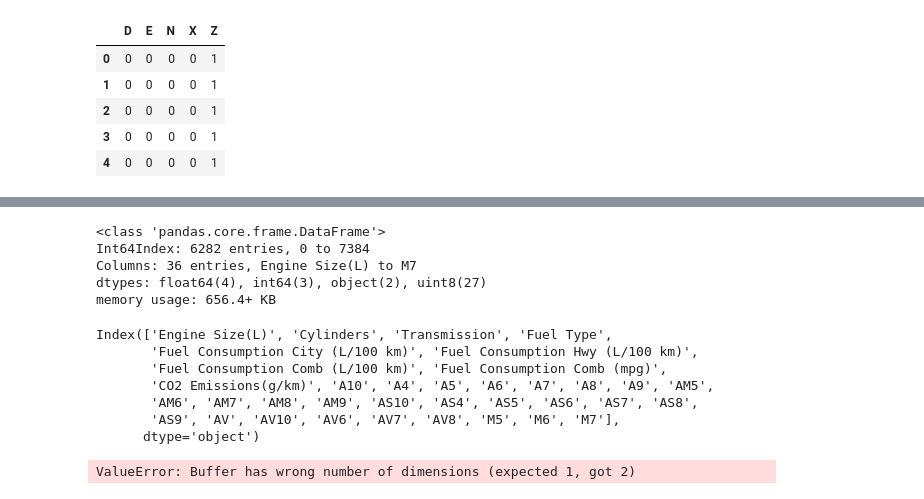
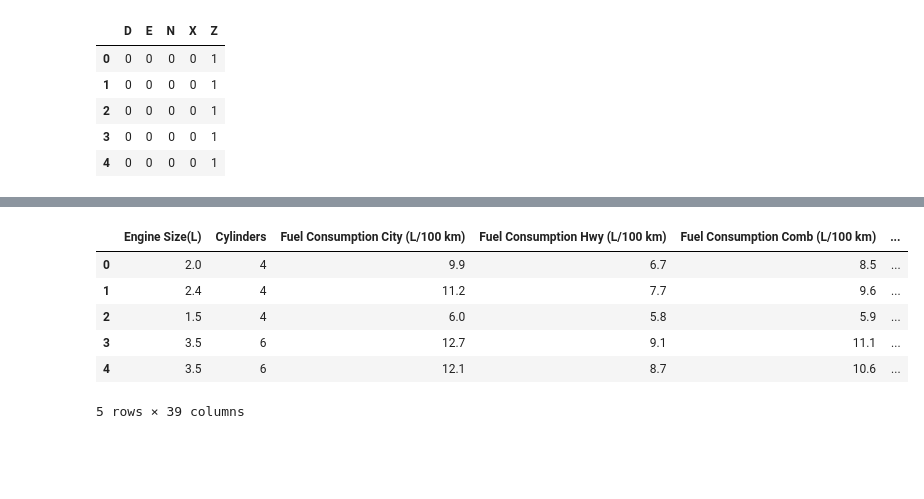
Before and after one commit to Gabecodex/Cars_Emisions_Canada, a Jupyter notebook: notebook.ipynb, the cells around one changed output, grey strips where cells are left out. Drawn from its saved outputs; the diff is of its cells as text; code cells hidden in the pictures; blank space fills up the shorter version.

Commit message:
Notebook data end

```diff
--- a/notebook.ipynb
+++ b/notebook.ipynb
@@ -119,6 +120,6 @@ Fuel_Type.head(5)
 # %%
 df2 = pd.concat((cdf, Transmissionn), axis = 1)
 # %%
-df2 = pd.concat((cdf, Fuel_Type), axis = 1)
+df2 = pd.concat((df2, Fuel_Type), axis = 1)
 # %%
-df2.drop(['Transmission'], axis = 1)
+df2 = df2.drop(['Transmission'], axis = 1)
@@ -139,2 +126,2 @@ df2.drop(['Transmission'], axis = 1)
 # %%
-df2.drop(['Fuel Type'], axis = 1)
+df2 = df2.drop(['Fuel Type'], axis = 1)
@@ -155,27 +128,10 @@ df2.drop(['Fuel Type'], axis = 1)
-# %%
-df2.info(verbose= False)
-df2.columns
-# %% [output]
-<class 'pandas.core.frame.DataFrame'>
-Int64Index: 6282 entries, 0 to 7384
-Columns: 36 entries, Engine Size(L) to M7
-dtypes: float64(4), int64(3), object(2), uint8(27)
-memory usage: 656.4+ KB
-Index(['Engine Size(L)', 'Cylinders', 'Transmission', 'Fuel Type',
-       'Fuel Consumption City (L/100 km)', 'Fuel Consumption Hwy (L/100 km)',
-       'Fuel Consumption Comb (L/100 km)', 'Fuel Consumption Comb (mpg)',
-       'CO2 Emissions(g/km)', 'A10', 'A4', 'A5', 'A6', 'A7', 'A8', 'A9', 'AM5',
-       'AM6', 'AM7', 'AM8', 'AM9', 'AS10', 'AS4', 'AS5', 'AS6', 'AS7', 'AS8',
-       'AS9', 'AV', 'AV10', 'AV6', 'AV7', 'AV8', 'M5', 'M6', 'M7'],
-      dtype='object')
-# %%
-g = sns.lmplot(
-    data= df2,
-    x="bill_length_mm", y="bill_depth_mm", hue="species",
-    height=5
-)
-
-# Use more informative axis labels than are provided by default
-g.set_axis_labels("Snoot length (mm)", "Snoot depth (mm)")
-# %% [output]
-ValueError: Buffer has wrong number of dimensions (expected 1, got 2)
+# %%
+df2.head()
+# %% [output]
+|  | Engine Size(L) | Cylinders | Fuel Consumption City (L/100 km) | Fuel Consumption Hwy (L/100 km) | Fuel Consumption Comb (L/100 km) | ... |
+| 0 | 2.0 | 4 | 9.9 | 6.7 | 8.5 | ... |
+| 1 | 2.4 | 4 | 11.2 | 7.7 | 9.6 | ... |
+| 2 | 1.5 | 4 | 6.0 | 5.8 | 5.9 | ... |
+| 3 | 3.5 | 6 | 12.7 | 9.1 | 11.1 | ... |
+| 4 | 3.5 | 6 | 12.1 | 8.7 | 10.6 | ... |
+5 rows × 39 columns
```
Also changed, not shown: parts of 4 cells of this notebook, 1 other file.
